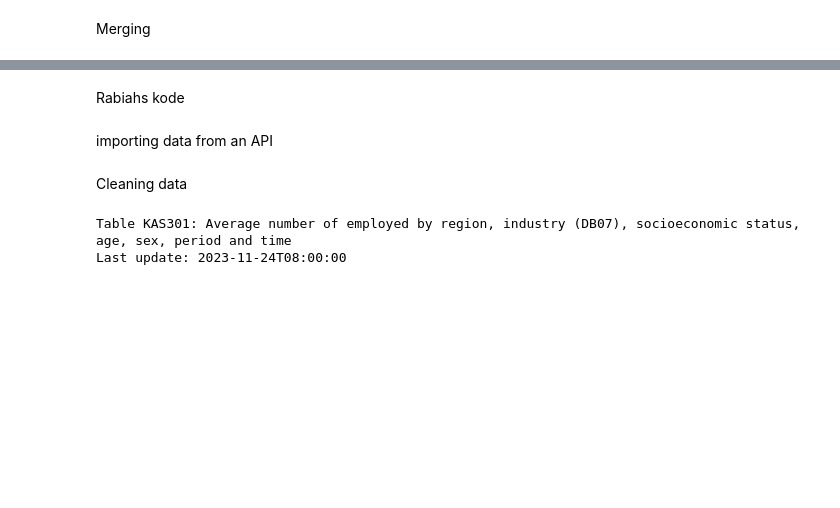
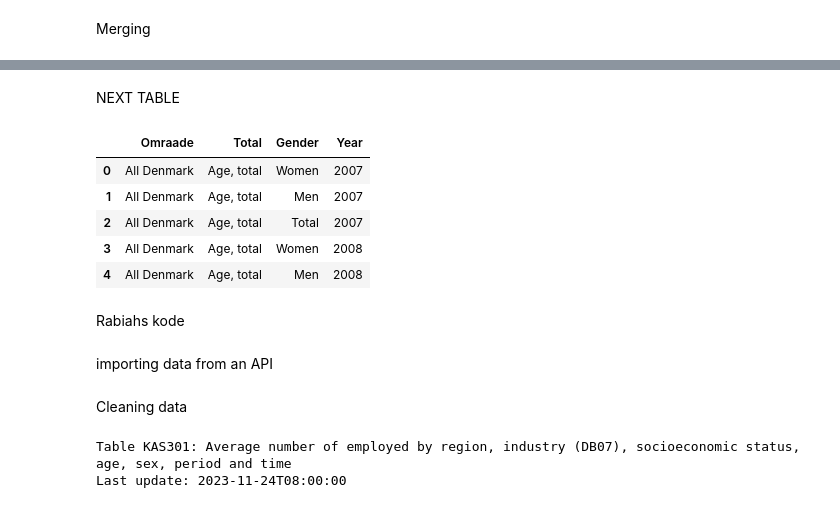
Before and after one commit to NumEconCopenhagen/projects-2024-sulaiman-phil-og-rabiah, a Jupyter notebook: dataproject/dataproject.ipynb, the cells around one changed output, grey strips where cells are left out. Drawn from its saved outputs; the diff is of its cells as text; code cells hidden in the pictures; blank space fills up the shorter version.

```diff
--- a/dataproject/dataproject.ipynb
+++ b/dataproject/dataproject.ipynb
@@ -634,3 +678,27 @@ plt.show()
+# %% [markdown]
+NEXT TABLE
+# %%
+FT_api = DstApi('AULP01')
+params = FT_api._define_base_params(language='en')
+params['variables'][0]['values'] = ['000']
+params['variables'][1]['values'] = ['TOT']
+params['variables'][2]['values'] = ['M', 'K', 'TOT']
+params['variables'][3]['values'] = ['2007','2008','2009','2010','2011','2012','2013', '2014', '2015', '2016', '2017', '2018', '2019', '2020', '2021', '2022']
+
+params
+## 000 is the code for all of Denmark, this can be seen by using: FT_api.variable_levels('HOVEDDELE', language='en')
+pop = FT_api.get_data(params=params)
+
+pop.rename(columns={'OMRÅDE':'Omraade', 'ALDER':'Total', 'KØN':'Gender', 'TID':'Year'},inplace=True)
+pop =  pop.loc[:,['Omraade','Total', 'Gender', 'Year']]
+pop.head()
+# %% [output]
+|  | Omraade | Total | Gender | Year |
+| 0 | All Denmark | Age, total | Women | 2007 |
+| 1 | All Denmark | Age, total | Men | 2007 |
+| 2 | All Denmark | Age, total | Total | 2007 |
+| 3 | All Denmark | Age, total | Women | 2008 |
+| 4 | All Denmark | Age, total | Men | 2008 |
 # %% [markdown]
 Rabiahs kode
 # %% [markdown]
```
Also changed, not shown: parts of 10 cells of this notebook.
